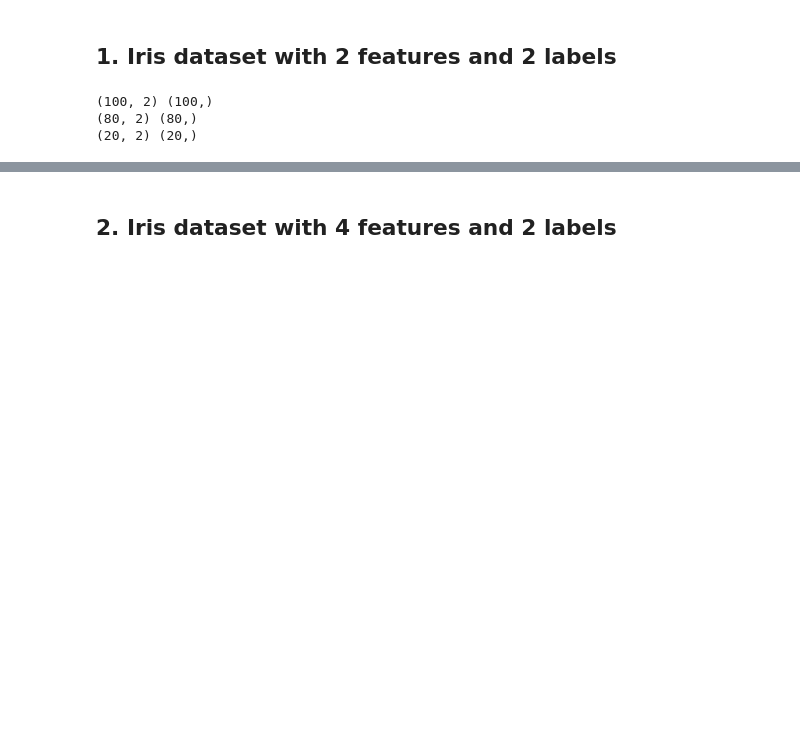
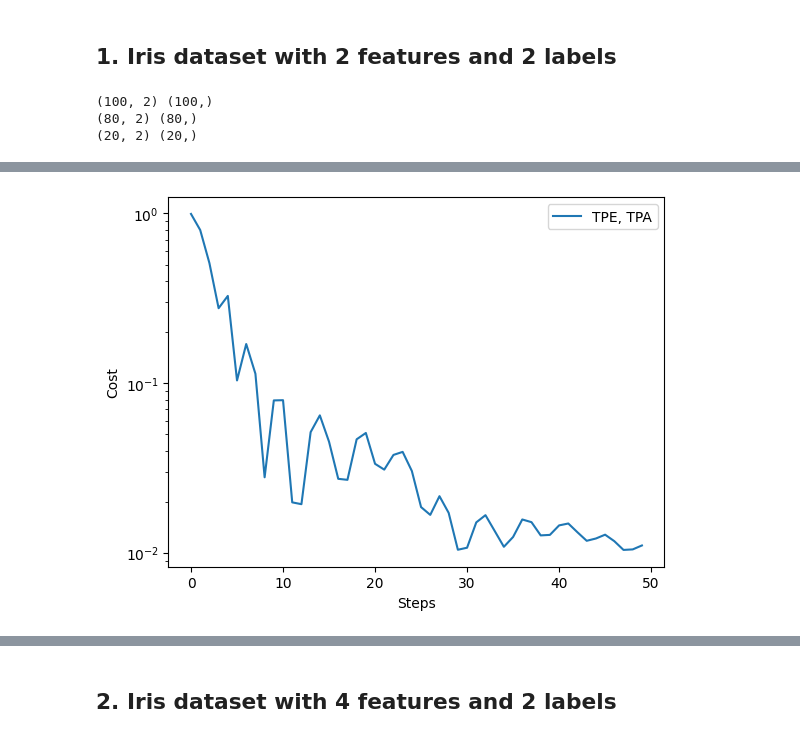
Before and after one commit to kkensuke/quantum-classification, a Jupyter notebook: scripts/quantum_classification.ipynb, the cells around one changed output, grey strips where cells are left out. Saved outputs shown, nothing was run; the diff lists cells and outputs as text; code cells hidden in the pictures; blank space fills up the shorter version.

```diff
--- a/scripts/quantum_classification.ipynb
+++ b/scripts/quantum_classification.ipynb
@@ -48,0 +55,4 @@ iris = QuantumClassifier(x_train, y_train, nqubits, embedding_nlayers, ansatz_nl
+# %%
+iris.plot_cost()
+# %% [output]
+[figure, added]
```
Also changed, not shown: parts of 7 cells of this notebook, 1 other file.
